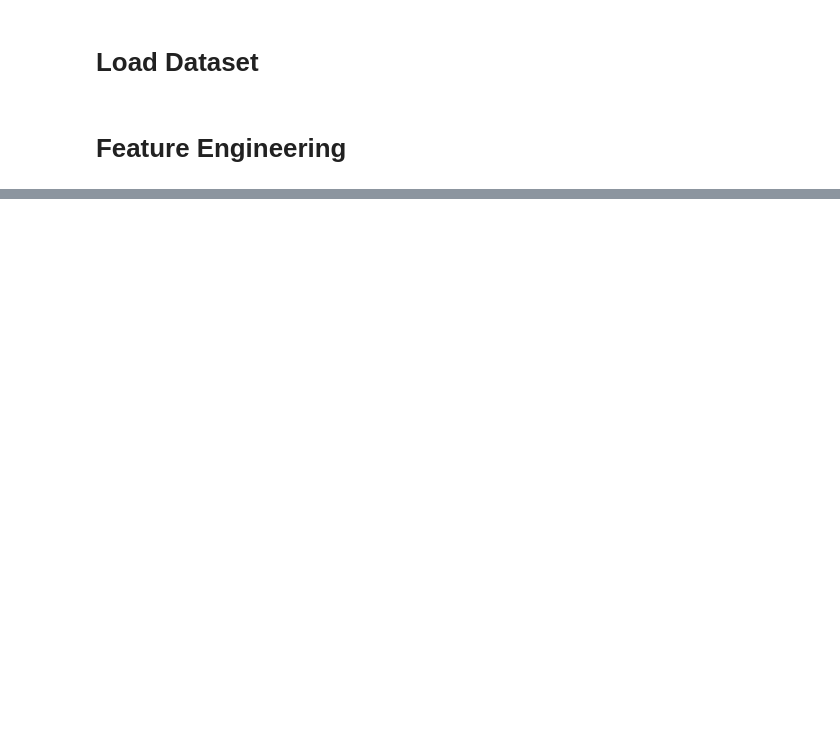
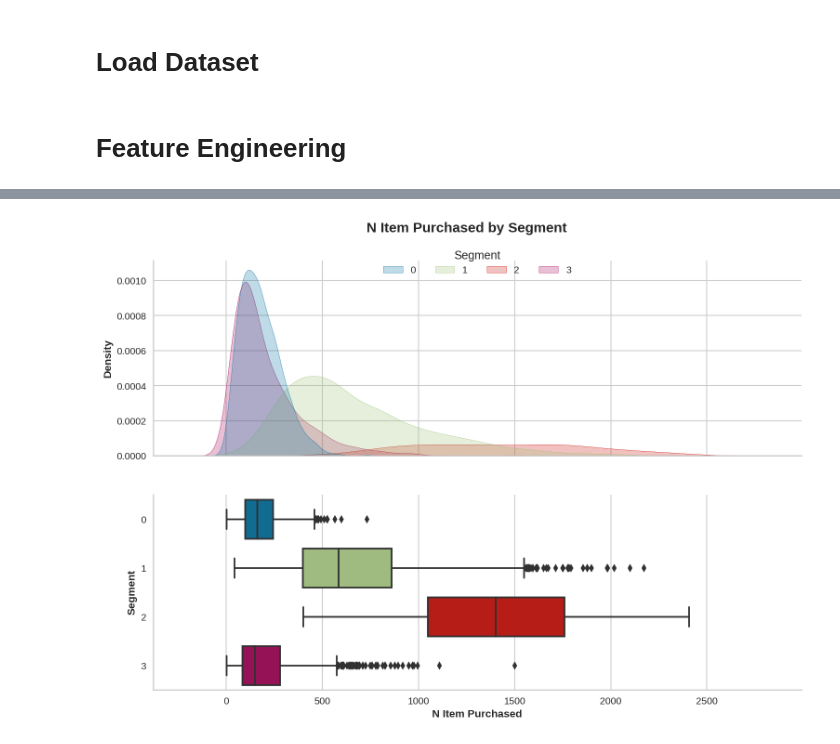
Before and after one commit to danjelito/mobbi-test-ecommerce-data, a Jupyter notebook: src/02-customer-segment.ipynb, the cells around one changed output, grey strips where cells are left out. Cells and saved outputs as stored; diff of their text form; code cells hidden in the pictures; blank space fills up the shorter version.

```diff
--- a/src/02-customer-segment.ipynb
+++ b/src/02-customer-segment.ipynb
@@ -89,0 +212,4 @@ module.hopkins_test(X)
+# %%
+module.plot_kde_box(y= 'segment', x= 'n_item_purchased', df= df_clean)
+# %% [output]
+[figure, added]
```
Also changed, not shown: parts of 21 cells of this notebook, 1 other file.
